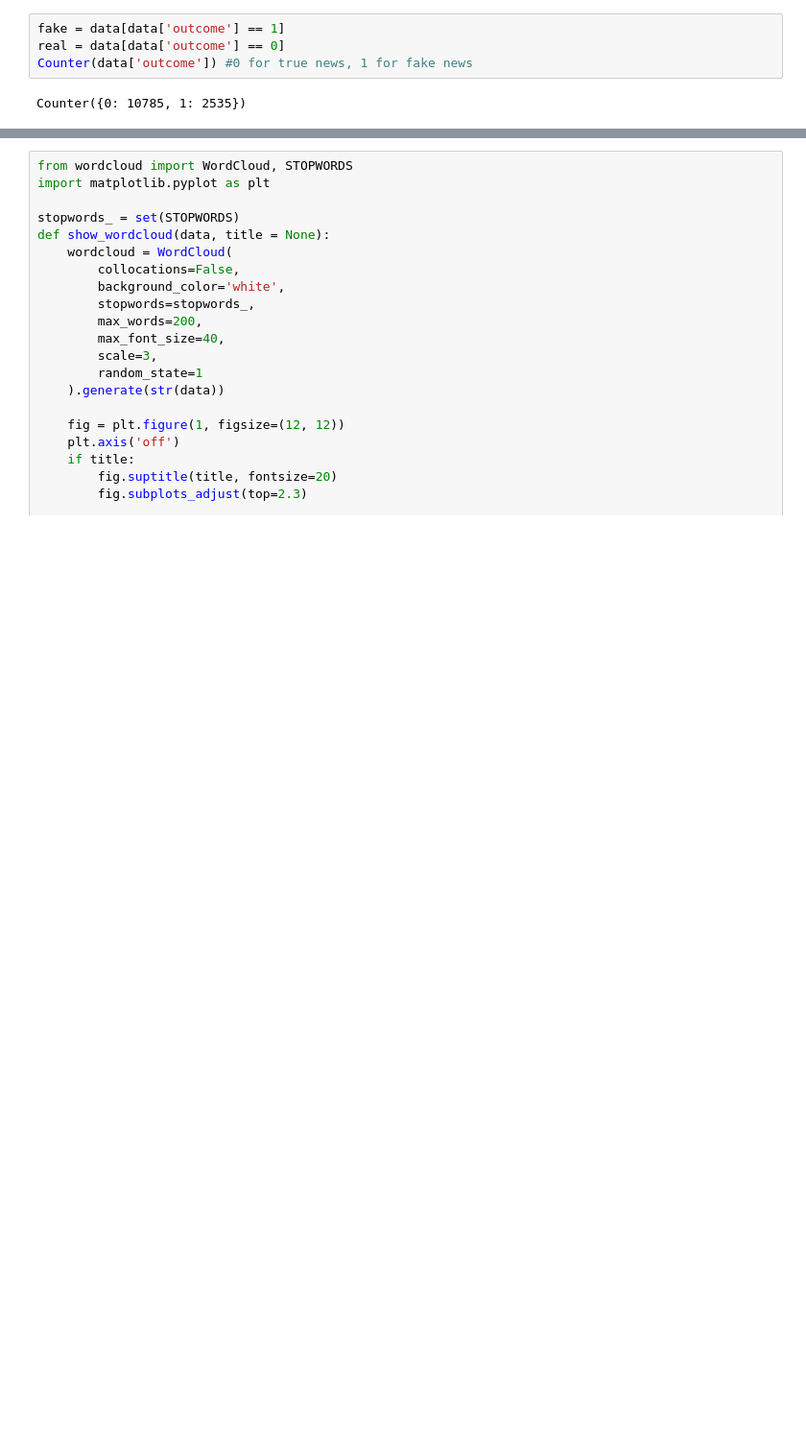
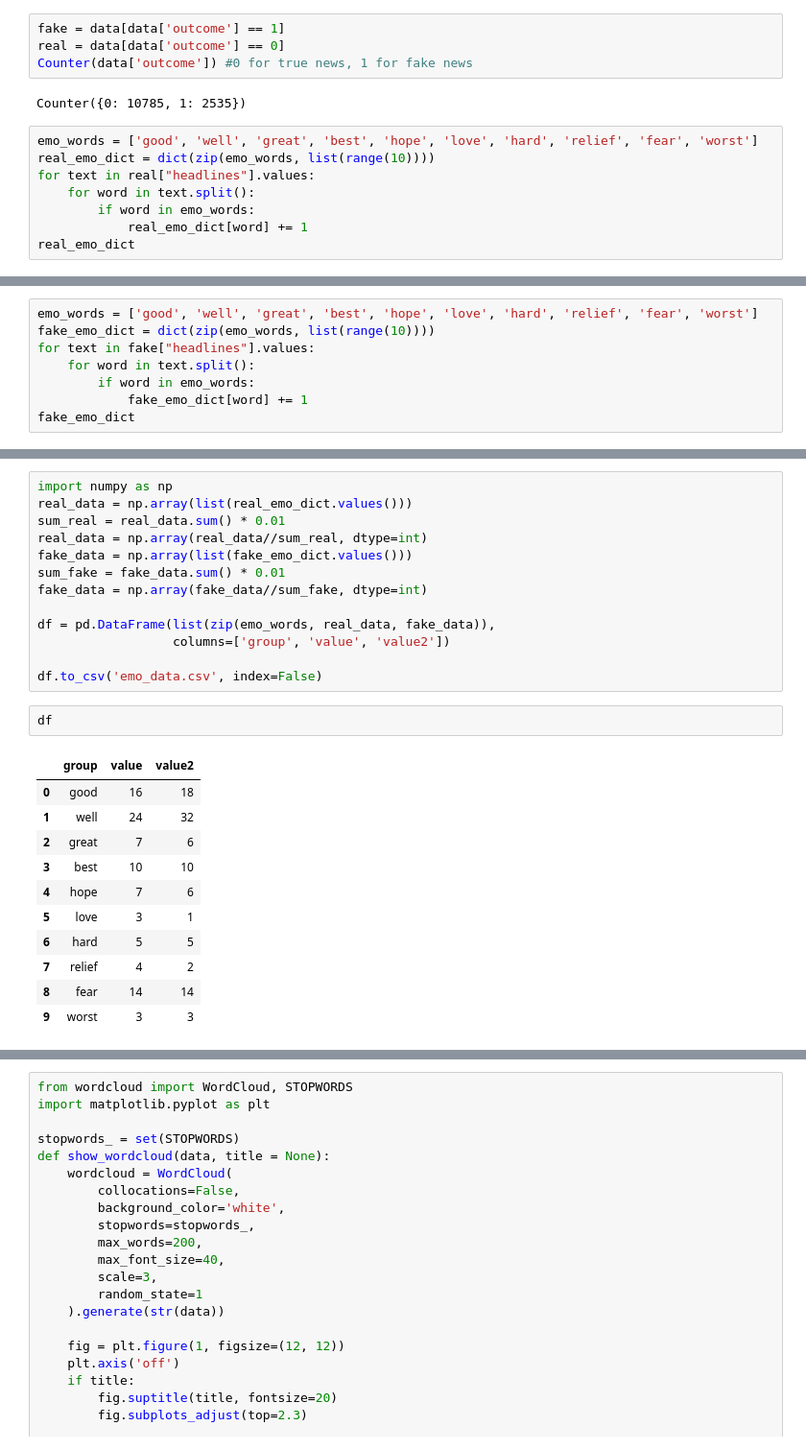
Before and after one commit to com-480-data-visualization/data-visualization-project-2021-poso, a Jupyter notebook: Exploratory_Data_Analysis.ipynb, the cells around one changed output, grey strips where cells are left out. Shown at 96% size. Saved outputs shown, nothing was run; the diff lists cells and outputs as text; blank space fills up the shorter version.

```diff
--- a/Exploratory_Data_Analysis.ipynb
+++ b/Exploratory_Data_Analysis.ipynb
@@ -240,3 +201,11 @@ real = data[data['outcome'] == 0]
 Counter(data['outcome']) #0 for true news, 1 for fake news
 # %% [output]
 Counter({0: 10785, 1: 2535})
+# %%
+emo_words = ['good', 'well', 'great', 'best', 'hope', 'love', 'hard', 'relief', 'fear', 'worst']
+real_emo_dict = dict(zip(emo_words, list(range(10))))
+for text in real["headlines"].values:
+    for word in text.split():
+        if word in emo_words:
+            real_emo_dict[word] += 1
+real_emo_dict
@@ -242,0 +223,8 @@ Counter({0: 10785, 1: 2535})
+# %%
+emo_words = ['good', 'well', 'great', 'best', 'hope', 'love', 'hard', 'relief', 'fear', 'worst']
+fake_emo_dict = dict(zip(emo_words, list(range(10))))
+for text in fake["headlines"].values:
+    for word in text.split():
+        if word in emo_words:
+            fake_emo_dict[word] += 1
+fake_emo_dict
@@ -242,0 +242,27 @@ Counter({0: 10785, 1: 2535})
+# %%
+import numpy as np
+real_data = np.array(list(real_emo_dict.values()))
+sum_real = real_data.sum() * 0.01
+real_data = np.array(real_data//sum_real, dtype=int)
+fake_data = np.array(list(fake_emo_dict.values()))
+sum_fake = fake_data.sum() * 0.01
+fake_data = np.array(fake_data//sum_fake, dtype=int)
+
+df = pd.DataFrame(list(zip(emo_words, real_data, fake_data)),
+                  columns=['group', 'value', 'value2'])
+
+df.to_csv('emo_data.csv', index=False)
+# %%
+df
+# %% [output]
+|  | group | value | value2 |
+| 0 | good | 16 | 18 |
+| 1 | well | 24 | 32 |
+| 2 | great | 7 | 6 |
+| 3 | best | 10 | 10 |
+| 4 | hope | 7 | 6 |
+| 5 | love | 3 | 1 |
+| 6 | hard | 5 | 5 |
+| 7 | relief | 4 | 2 |
+| 8 | fear | 14 | 14 |
+| 9 | worst | 3 | 3 |
```
Also changed, not shown: parts of 18 cells of this notebook, 4 other files.
